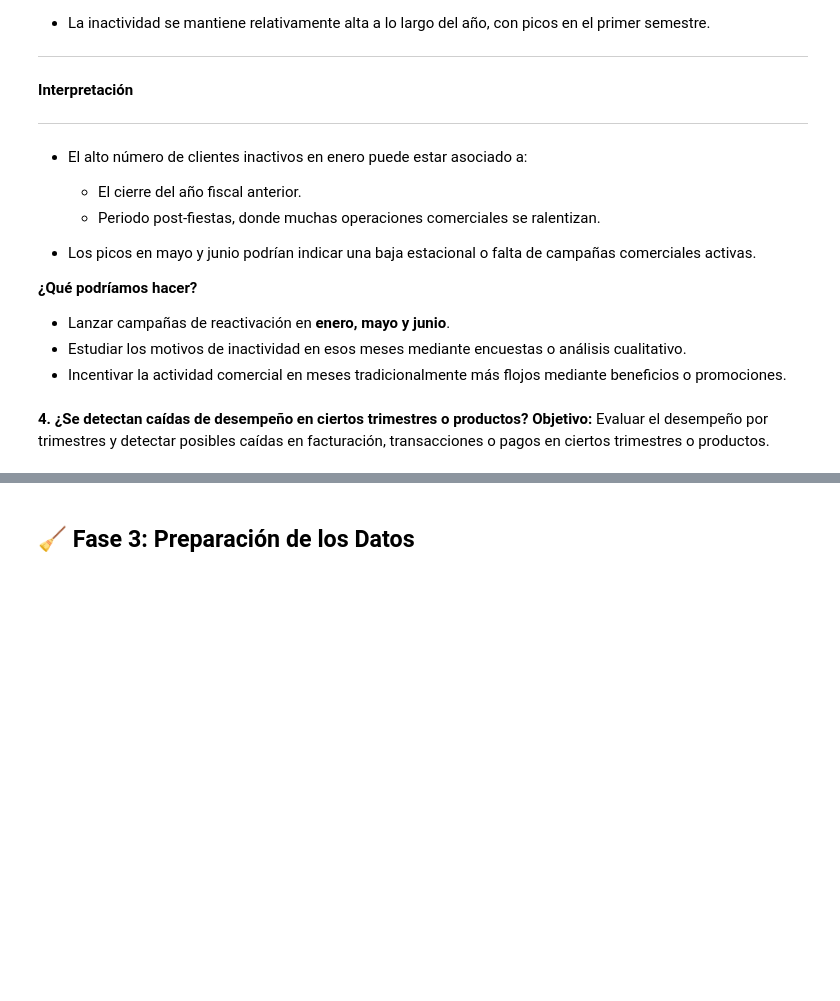
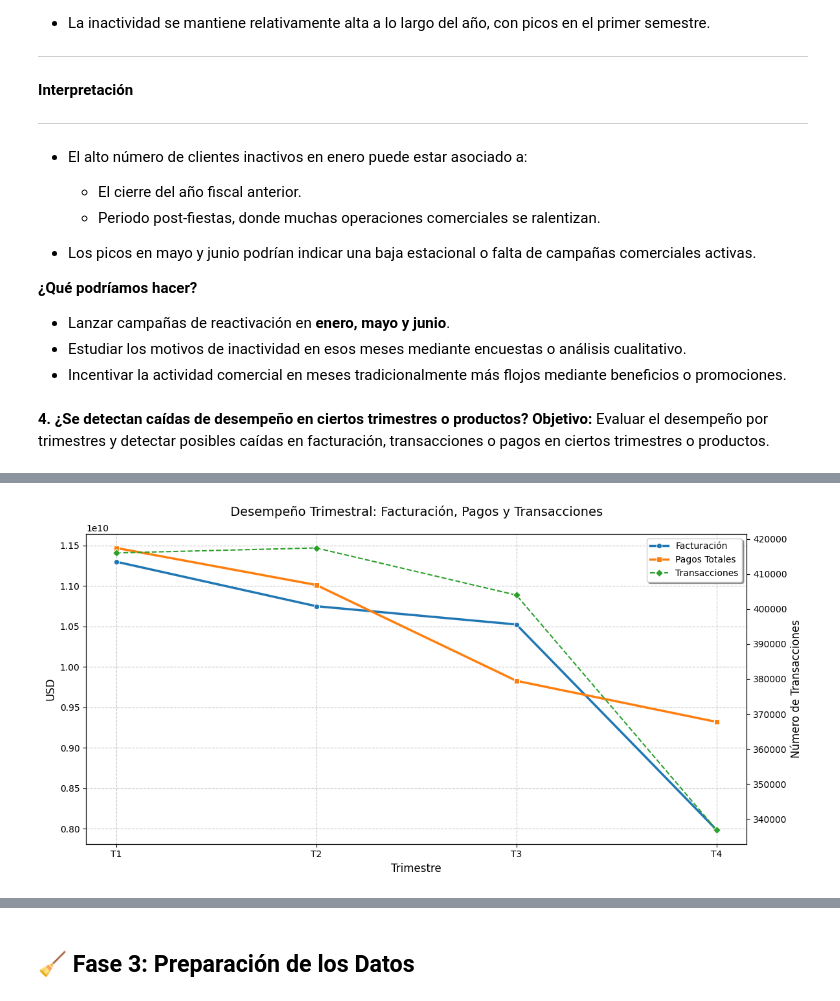
Before and after one commit to javegaf/Machine-Learning, a Jupyter notebook: Avances/Copia de Javier de E1_Notebook.ipynb, the cells around one changed output, grey strips where cells are left out. Saved outputs shown, nothing was run; the diff lists cells and outputs as text; code cells hidden in the pictures; blank space fills up the shorter version.

```diff
--- a/Avances/Copia de Javier de E1_Notebook.ipynb
+++ b/Avances/Copia de Javier de E1_Notebook.ipynb
@@ -686,0 +697,85 @@ plt.show()
+# %%
+# Columnas por métrica
+facturacion = [f'Fac_T{str(i+1).zfill(2)}' for i in range(12)]
+transacciones = [f'Txs_T{str(i+1).zfill(2)}' for i in range(12)]
+pagos_nac = [f'PagoNac_T{str(i+1).zfill(2)}' for i in range(12)]
+pagos_int = [f'PagoInt_T{str(i+1).zfill(2)}' for i in range(12)]
+
+# Convertimos a numérico
+for cols in [facturacion, transacciones, pagos_nac, pagos_int]:
+    data_frame[cols] = data_frame[cols].apply(pd.to_numeric, errors='coerce')
+
+# Crear columnas de pagos totales por mes de una vez (evitando fragmentación)
+pagos_totales = [f'PagoTotal_T{str(i+1).zfill(2)}' for i in range(12)]
+pagos_totales_data = data_frame[[f'PagoNac_T{str(i+1).zfill(2)}' for i in range(12)]].values + \
+                     data_frame[[f'PagoInt_T{str(i+1).zfill(2)}' for i in range(12)]].values
+
+data_frame[pagos_totales] = pd.DataFrame(pagos_totales_data, columns=pagos_totales, index=data_frame.index)
+
+# Agrupar por trimestre
+def agrupar_trimestres(columnas):
+    return [
+        data_frame[columnas[0:3]].sum().sum(),  # Trimestre 1 (T01-T03)
+        data_frame[columnas[3:6]].sum().sum(),  # Trimestre 2 (T04-T06)
+        data_frame[columnas[6:9]].sum().sum(),  # Trimestre 3 (T07-T09)
+        data_frame[columnas[9:12]].sum().sum()  # Trimestre 4 (T10-T12)
+    ]
+
+# Obtener desempeño por trimestre
+facturacion_trimestral = agrupar_trimestres(facturacion)
+transacciones_trimestral = agrupar_trimestres(transacciones)
+pagos_totales_trimestral = agrupar_trimestres(pagos_totales)
+
+# Crear DataFrame resumen
+desempeno_df = pd.DataFrame({
+    'Trimestre': ['T1', 'T2', 'T3', 'T4'],
+    'Facturación': facturacion_trimestral,
+    'Transacciones': transacciones_trimestral,
+    'Pagos Totales': pagos_totales_trimestral
+})
+
+# Formatear números con separadores de miles
+desempeno_df_formateado = desempeno_df.style.format({
+    'Facturación': '{:,.0f}',
+    'Transacciones': '{:,.0f}',
+    'Pagos Totales': '{:,.0f}'
+})
+
+# Mostrar tabla resumen
+display(desempeno_df_formateado)
+
+# --- Gráfico de líneas mejorado con leyenda clara ---
+plt.figure(figsize=(12, 6))
+
+# Gráfico principal (Facturación y Pagos Totales)
+ax1 = sns.lineplot(x='Trimestre', y='Facturación', data=desempeno_df,
+                  label='Facturación', marker='o', linewidth=2.5, color='#1f77b4')
+sns.lineplot(x='Trimestre', y='Pagos Totales', data=desempeno_df,
+            label='Pagos Totales', marker='s', linewidth=2.5, color='#ff7f0e', ax=ax1)
+
+# Gráfico secundario (Transacciones)
+ax2 = plt.twinx()
+sns.lineplot(x='Trimestre', y='Transacciones', data=desempeno_df,
+            label='Transacciones', marker='D', linestyle='--',
+            color='#2ca02c', ax=ax2)
+
+# Personalización del gráfico
+plt.title('Desempeño Trimestral: Facturación, Pagos y Transacciones', pad=20, fontsize=14)
+ax1.set_xlabel('Trimestre', fontsize=12)
+ax1.set_ylabel('USD', fontsize=12)
+ax2.set_ylabel('Número de Transacciones', fontsize=12)
+ax1.grid(True, linestyle='--', alpha=0.7)
+
+# Combinar leyendas de ambos ejes
+lines1, labels1 = ax1.get_legend_handles_labels()
+lines2, labels2 = ax2.get_legend_handles_labels()
+ax1.legend(lines1 + lines2, labels1 + labels2,
+          loc='upper right', bbox_to_anchor=(1, 1),
+          frameon=True, shadow=True)
+
+# Ajustar leyenda del eje derecho (opcional)
+ax2.get_legend().remove()
+
+plt.tight_layout()
+plt.show()
+# %% [output]
@@ -686,0 +787 @@ plt.show()
+[figure, added]
```
Also changed, not shown: parts of 5 cells of this notebook.
